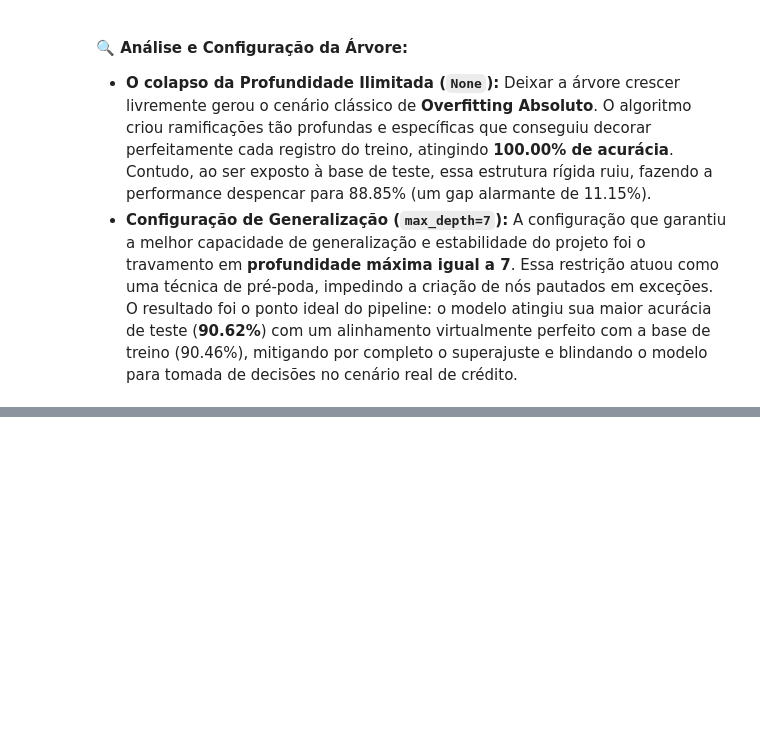
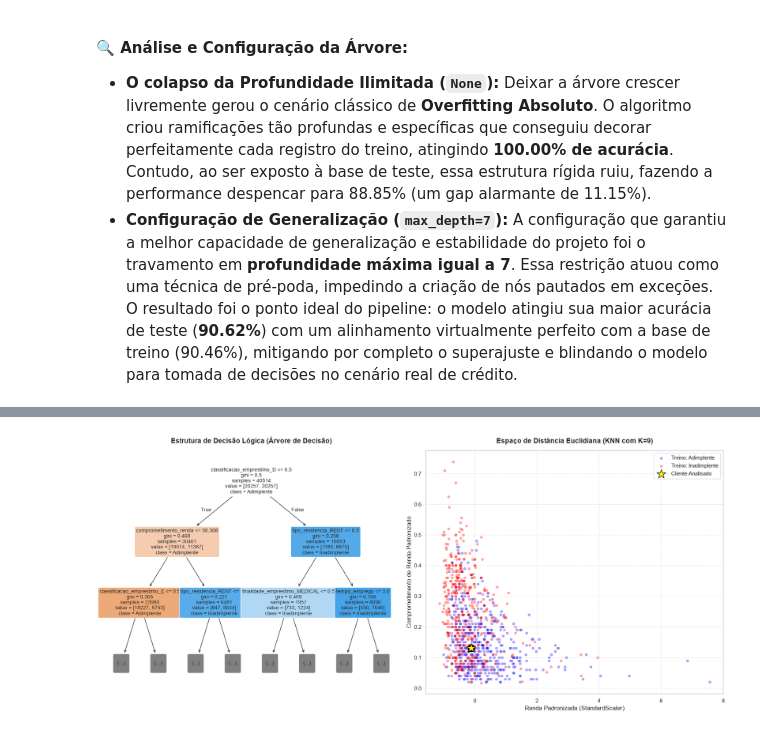
Before and after one commit to Ana-Cravo/credit_risk, a Jupyter notebook: projeto_credit_risk.ipynb, the cells around one changed output, grey strips where cells are left out. Saved outputs shown, nothing was run; the diff lists cells and outputs as text; code cells hidden in the pictures; blank space fills up the shorter version.

```diff
--- a/projeto_credit_risk.ipynb
+++ b/projeto_credit_risk.ipynb
@@ -1411,0 +1672,95 @@ Abaixo estão consolidados os monitoramentos de métricas em ambas as bases (Tre
+# %%
+import numpy as np
+import matplotlib.pyplot as plt
+from sklearn.tree import plot_tree
+from sklearn.neighbors import NearestNeighbors
+
+# =====================================================================
+# FASE 6 (COMPLEMENTO VISUAL): ENTENDENDO AS DECISÕES NA PRÁTICA
+# =====================================================================
+
+# 1. Sorteando um cliente aleatório da base de teste
+np.random.seed(42) # Mantém o mesmo cliente sempre que rodar para conferência
+indice_aleatorio = np.random.choice(X_teste.index)
+
+# Pegando os dados do cliente sorteado (escala original e escalonada)
+cliente_original = X_teste.loc[[indice_aleatorio]]
+cliente_escalonado = X_teste_knn.loc[[indice_aleatorio]]
+
+print("=============================================================")
+print(f"🎯 CLIENTE SORTEADO PARA ANÁLISE (Índice: {indice_aleatorio})")
+print("=============================================================")
+print(f"📌 Idade: {cliente_original['idade_pessoa'].values[0]} anos")
+print(f"📌 Renda Anual: R$ {cliente_original['renda_pessoa'].values[0]:,.2f}")
+print(f"📌 Valor do Empréstimo: R$ {cliente_original['valor_emprestimo'].values[0]:,.2f}")
+print(f"📌 Comprometimento da Renda: {cliente_original['percentual_renda_comprometida'].values[0]*100:.1f}%")
+print(f"📌 Resposta Real na Base (Gabarito): {'Inadimplente (1)' if y_teste.loc[indice_aleatorio] == 1 else 'Adimplente (0)'}")
+print("-" * 65)
+
+# Fazendo as previsões individuais
+pred_arvore_cli = modelo_arvore_final.predict(cliente_original)[0]
+pred_knn_cli = modelo_knn_final.predict(cliente_escalonado)[0]
+
+print(f"🔮 Previsão da Árvore de Decisão: {'Bloquear - Inadimplente (1)' if pred_arvore_cli == 1 else 'Aprovar - Adimplente (0)'}")
+print(f"🔮 Previsão do KNN: {'Bloquear - Inadimplente (1)' if pred_knn_cli == 1 else 'Aprovar - Adimplente (0)'}")
+print("=============================================================\n")
+
+
+# 2. Configurando os Gráficos Lado a Lado
+fig, ax = plt.subplots(1, 2, figsize=(18, 8))
+
+# --- GRÁFICO 1: ESTRUTURA DA ÁRVORE DE DECISÃO ---
+# Plotamos apenas até a profundidade 2 para ficar legível na imagem
+plot_tree(modelo_arvore_final,
+          max_depth=2,
+          feature_names=X_treino_bal.columns,
+          class_names=['Adimplente', 'Inadimplente'],
+          filled=True,
+          rounded=True,
+          fontsize=10,
+          ax=ax[0])
+ax[0].set_title("Estrutura de Decisão Lógica (Árvore de Decisão)", fontsize=14, fontweight='bold', pad=15)
+
+# --- GRÁFICO 2: VIZINHANÇA DO KNN (ESPAÇO 2D) ---
+# Usamos NearestNeighbors nas duas principais variáveis contínuas escalonadas para achar os vizinhos reais
+recursos_knn_2d = ['renda_pessoa', 'percentual_renda_comprometida']
+nn = NearestNeighbors(n_neighbors=MELHOR_KNN)
+nn.fit(X_treino_knn[recursos_knn_2d])
+
+# Encontrando os 9 vizinhos mais próximos desse cliente específico
+distancias, indices_vizinhos = nn.kneighbors(cliente_escalonado[recursos_knn_2d])
+vizinhos_reais = X_treino_knn[recursos_knn_2d].iloc[indices_vizinhos[0]]
+classes_vizinhos = y_treino_bal.iloc[indices_vizinhos[0]]
+
+# Plotando os pontos da base de treino (uma amostra para não poluir o gráfico)
+amostra_treino = X_treino_knn.sample(1000, random_state=42)
+amostra_classes = y_treino_bal.loc[amostra_treino.index]
+
+# Desenha os clientes adimplentes e inadimplentes da amostra de treino
+ax[1].scatter(amostra_treino[amostra_classes == 0]['renda_pessoa'],
+              amostra_treino[amostra_classes == 0]['percentual_renda_comprometida'],
+              alpha=0.3, color='blue', label='Treino: Adimplente', s=20)
+ax[1].scatter(amostra_treino[amostra_classes == 1]['renda_pessoa'],
+              amostra_treino[amostra_classes == 1]['percentual_renda_comprometida'],
+              alpha=0.3, color='red', label='Treino: Inadimplente', s=20)
+
+# Destaca os 9 vizinhos mais próximos calculados
+for i, (idx, linha) in enumerate(vizinhos_reais.iterrows()):
+    cor_vizinho = 'red' if classes_vizinhos.iloc[i] == 1 else 'blue'
+    ax[1].scatter(linha['renda_pessoa'], linha['percentual_renda_comprometida'],
+                  color=cor_vizinho, edgecolor='black', s=150, marker='o', linewidths=2)
+
+# Desenha o Cliente Sorteado (O alvo do teste) no centro com uma estrela amarela grande
+ax[1].scatter(cliente_escalonado['renda_pessoa'].values[0],
+              cliente_escalonado['percentual_renda_comprometida'].values[0],
+              color='yellow', edgecolor='black', s=350, marker='*', label='Cliente Analisado', zorder=5)
+
+ax[1].set_title(f"Espaço de Distância Euclidiana (KNN com K={MELHOR_KNN})", fontsize=14, fontweight='bold', pad=15)
+ax[1].set_xlabel("Renda Padronizada (StandardScaler)")
+ax[1].set_ylabel("Comprometimento de Renda Padronizado")
+ax[1].legend(loc='upper right')
+ax[1].grid(True, linestyle='--', alpha=0.5)
+
+plt.tight_layout()
+plt.show()
+# %% [output]
@@ -1411,0 +1779 @@ Abaixo estão consolidados os monitoramentos de métricas em ambas as bases (Tre
+[figure, added]
```
Also changed, not shown: parts of 35 cells of this notebook.
